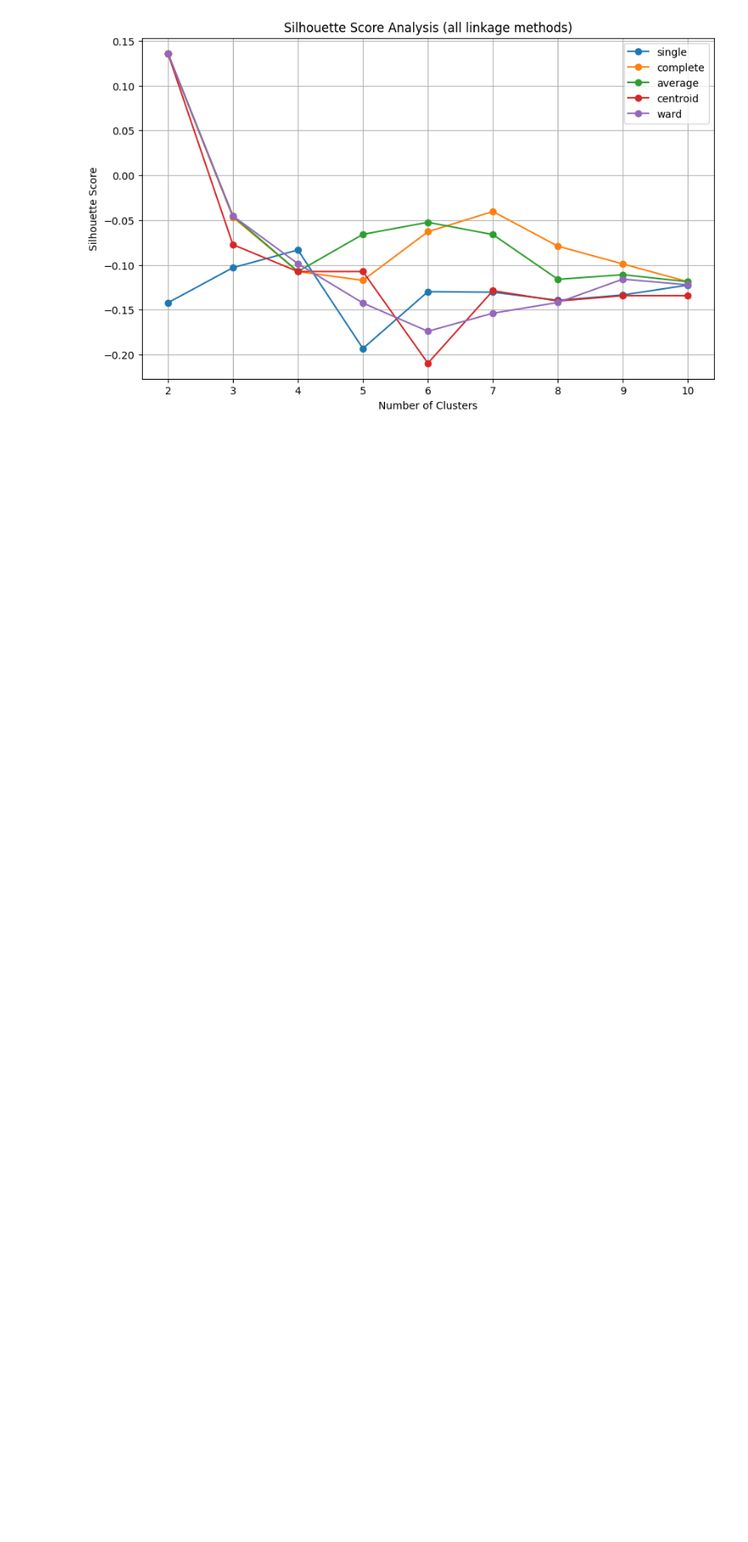
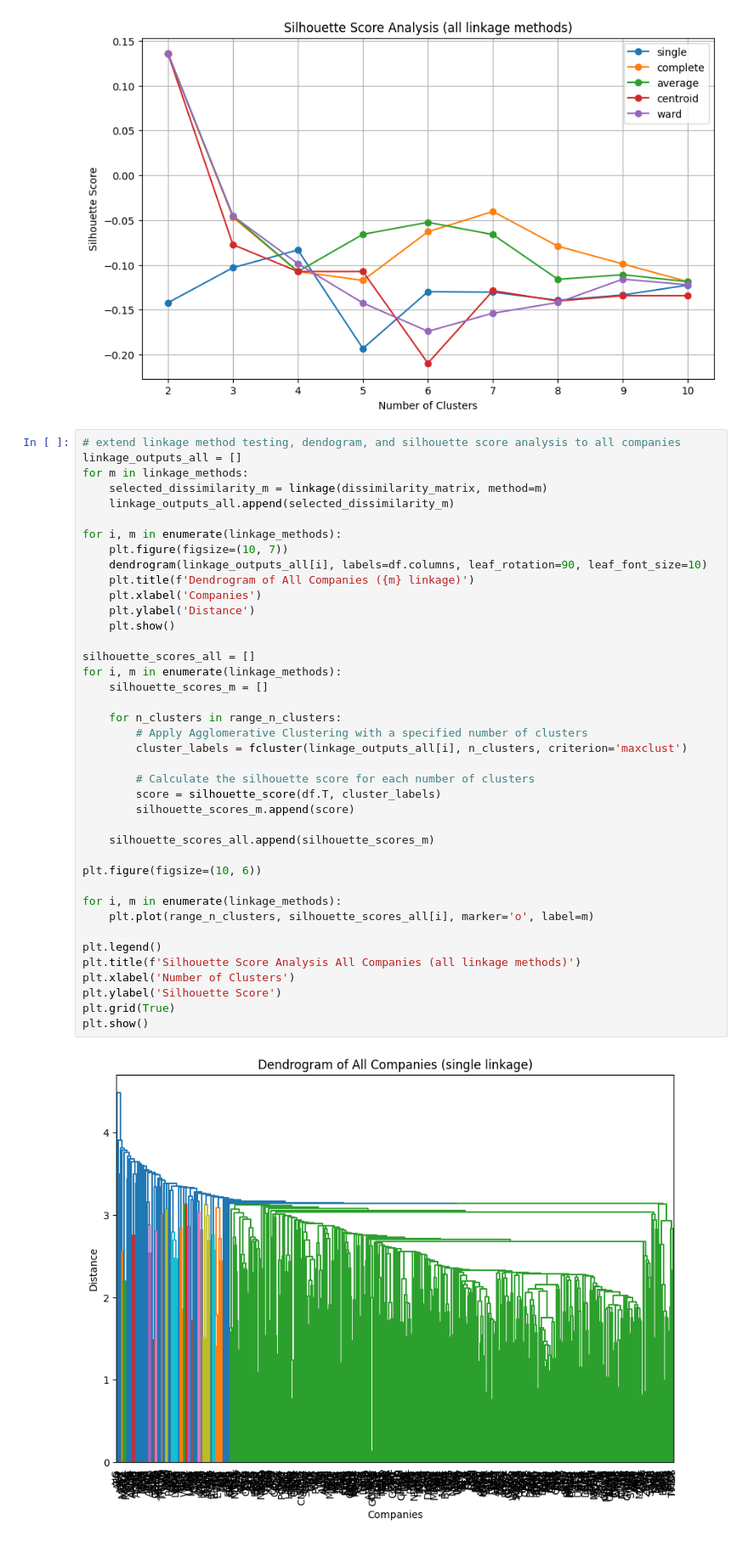
Before and after one commit to alainalin/JPMC-analysis-tool, a Jupyter notebook: task3a-linkage-silhouette.ipynb, the cells around one changed output. Shown at 85% size. Drawn from its saved outputs; the diff is of its cells as text; blank space fills up the shorter version.

Commit message:
extend silhouette analysis and clustering to all companies

```diff
--- a/task3a-linkage-silhouette.ipynb
+++ b/task3a-linkage-silhouette.ipynb
@@ -226,3 +226,45 @@ plt.grid(True)
 plt.show()
 # %% [output]
 [figure]
+# %%
+# extend linkage method testing, dendogram, and silhouette score analysis to all companies
+linkage_outputs_all = []
+for m in linkage_methods:
+    selected_dissimilarity_m = linkage(dissimilarity_matrix, method=m)
+    linkage_outputs_all.append(selected_dissimilarity_m)
+
+for i, m in enumerate(linkage_methods):
+    plt.figure(figsize=(10, 7))
+    dendrogram(linkage_outputs_all[i], labels=df.columns, leaf_rotation=90, leaf_font_size=10)
+    plt.title(f'Dendrogram of All Companies ({m} linkage)')
+    plt.xlabel('Companies')
+    plt.ylabel('Distance')
+    plt.show()
+
+silhouette_scores_all = []
+for i, m in enumerate(linkage_methods):
+    silhouette_scores_m = []
+
+    for n_clusters in range_n_clusters:
+        # Apply Agglomerative Clustering with a specified number of clusters
+        cluster_labels = fcluster(linkage_outputs_all[i], n_clusters, criterion='maxclust')
+
+        # Calculate the silhouette score for each number of clusters
+        score = silhouette_score(df.T, cluster_labels)
+        silhouette_scores_m.append(score)
+
+    silhouette_scores_all.append(silhouette_scores_m)
+
+plt.figure(figsize=(10, 6))
+
+for i, m in enumerate(linkage_methods):
+    plt.plot(range_n_clusters, silhouette_scores_all[i], marker='o', label=m)
+
+plt.legend()
+plt.title(f'Silhouette Score Analysis All Companies (all linkage methods)')
+plt.xlabel('Number of Clusters')
+plt.ylabel('Silhouette Score')
+plt.grid(True)
+plt.show()
+# %% [output]
+[figure, added]
```
Also changed, not shown: parts of 1 cell of this notebook.
